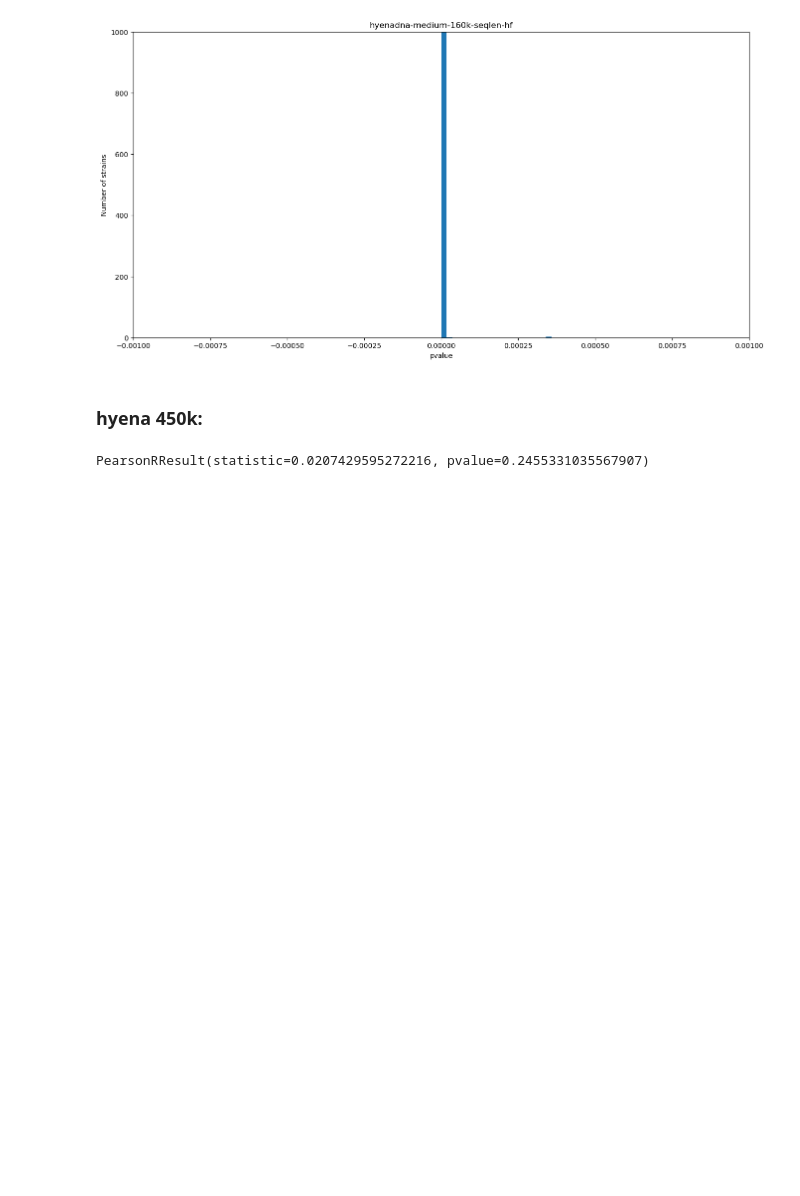
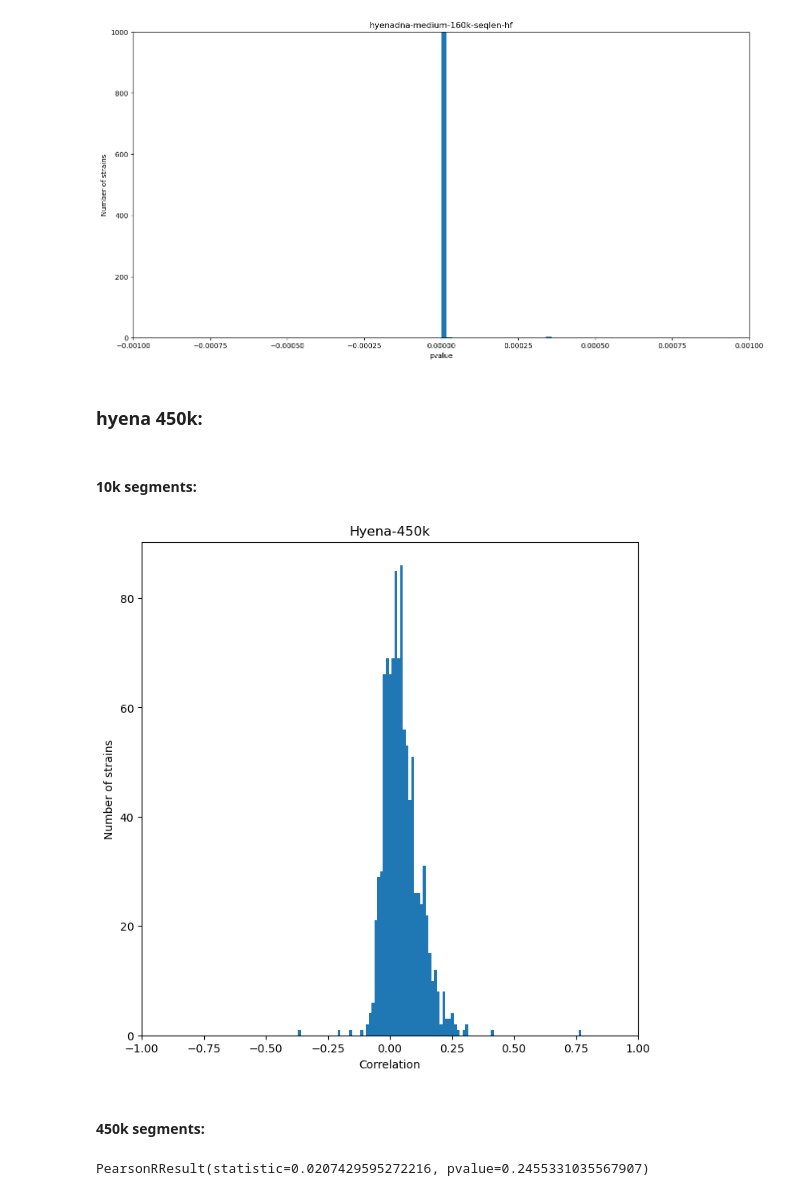
Before and after one commit to MRuhaib/UGRC-2024, a Jupyter notebook: Model Evaluation/Embeddings Evaluation/Full Genome Embeddings/fullEmbeddingsEval.ipynb, the cells around one changed output. Saved outputs shown, nothing was run; the diff lists cells and outputs as text; code cells hidden in the pictures; blank space fills up the shorter version.

```diff
--- a/Model Evaluation/Embeddings Evaluation/Full Genome Embeddings/fullEmbeddingsEval.ipynb
+++ b/Model Evaluation/Embeddings Evaluation/Full Genome Embeddings/fullEmbeddingsEval.ipynb
@@ -297,6 +395,21 @@ plt.show()
 [figure]
 # %% [markdown]
 ### hyena 450k:
+# %% [markdown]
+#### 10k segments:
+# %%
+#Using pearsonr's pvalues
+fig, ax = plt.subplots(figsize=(8, 8))
+ax.hist(totalCorr, bins = 100)
+ax.set_title("Hyena-450k")
+ax.set(xlim = (-1, 1))
+plt.xlabel('Correlation')
+plt.ylabel('Number of strains')
+plt.show()
+# %% [output]
+[figure, added]
+# %% [markdown]
+#### 450k segments:
 # %%
 hammingEuclidCorr('AAA', 'hyena450')
 # %% [output]
```
Also changed, not shown: parts of 35 cells of this notebook, 22 other files.
